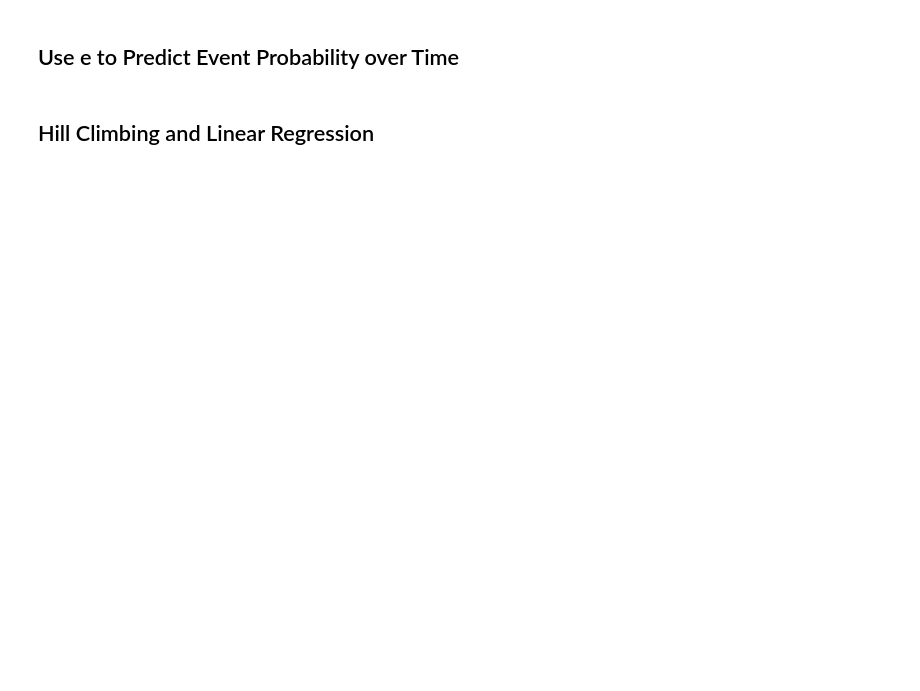
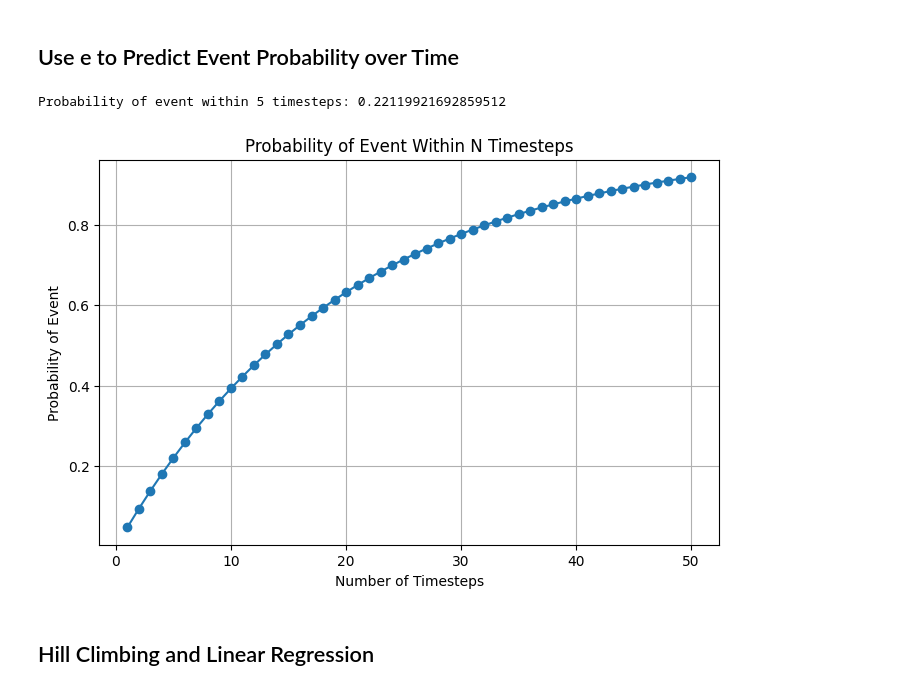
Before and after one commit to MiesnerJacob/essential-math-for-data-science, a Jupyter notebook: 09-appendix-a-supplumental-topics.ipynb, the cells around one changed output. Cells and saved outputs as stored; diff of their text form; code cells hidden in the pictures; blank space fills up the shorter version.

```diff
--- a/09-appendix-a-supplumental-topics.ipynb
+++ b/09-appendix-a-supplumental-topics.ipynb
@@ -158,2 +217,27 @@ def normal_pdf(x: float, mean: float, std_dev:float):
+# %%
+# Predicting the probability of a an event over time given compounding probability
+
+p_event_single_timestep = 0.05
+num_timesteps = 5
+
+p_event_5_timesteps = 1 - math.exp(-p_event_single_timestep * num_timesteps)
+print(f"Probability of event within 5 timesteps: {p_event_5_timesteps}")
+
+# Create probabilities over multiple timesteps
+num_timesteps = 50
+timesteps = range(1, num_timesteps + 1)
+probabilities = [1 - math.exp(-p_event_single_timestep * n) for n in timesteps]
+
+# Plot the results
+plt.figure(figsize=(8, 5))
+plt.plot(timesteps, probabilities, marker='o')
+plt.title('Probability of Event Within N Timesteps')
+plt.xlabel('Number of Timesteps')
+plt.ylabel('Probability of Event')
+plt.grid(True)
+plt.show()
+# %% [output]
+Probability of event within 5 timesteps: 0.22119921692859512
+[figure, added]
 # %% [markdown]
 ## Hill Climbing and Linear Regression
```
Also changed, not shown: parts of 16 cells of this notebook.
